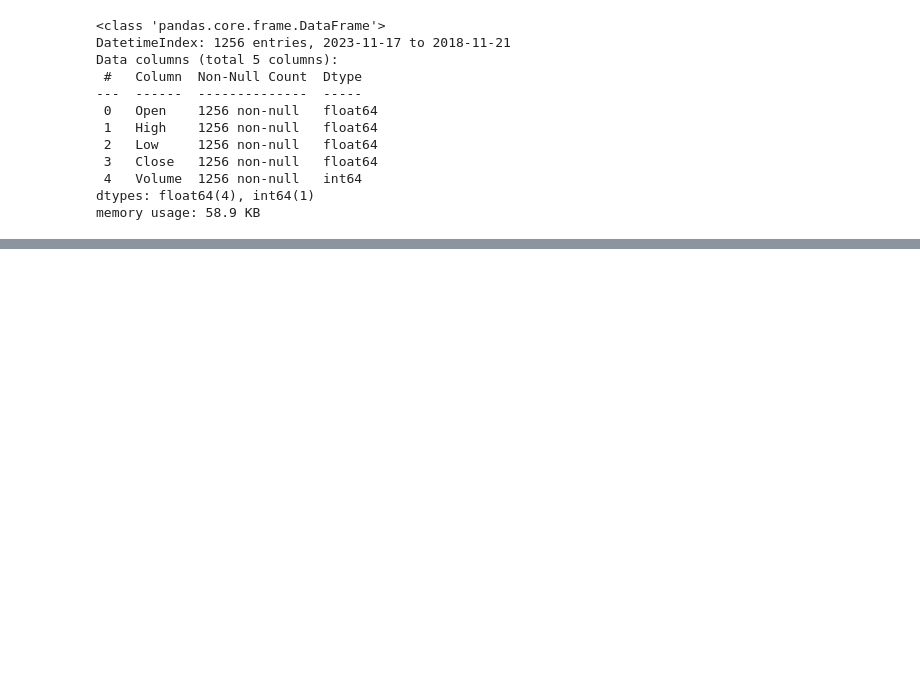
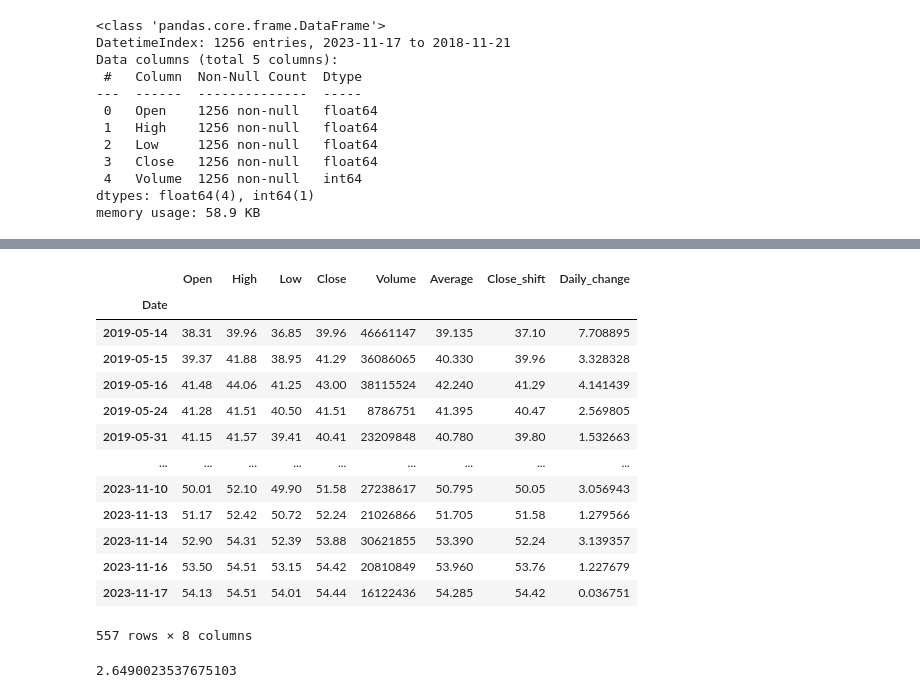
Before and after one commit to M4rcoM04/DSBootcamp, a Jupyter notebook: 02_Dane_Giełdowe_P.ipynb, the cells around one changed output, grey strips where cells are left out. Cells and saved outputs as stored; diff of their text form; code cells hidden in the pictures; blank space fills up the shorter version.

```diff
--- a/02_Dane_Giełdowe_P.ipynb
+++ b/02_Dane_Giełdowe_P.ipynb
@@ -27,0 +424,24 @@ memory usage: 58.9 KB
+# %%
+# typ Series i dostaniemy tylko rekordy które mają Daily_change > 0
+df_positive = df[df.Daily_change > 0]
+df_positive
+# %% [output]
+|  | Open | High | Low | Close | Volume | Average | Close_shift | Daily_change |
+| Date |  |  |  |  |  |  |  |  |
+| 2019-05-14 | 38.31 | 39.96 | 36.85 | 39.96 | 46661147 | 39.135 | 37.10 | 7.708895 |
+| 2019-05-15 | 39.37 | 41.88 | 38.95 | 41.29 | 36086065 | 40.330 | 39.96 | 3.328328 |
+| 2019-05-16 | 41.48 | 44.06 | 41.25 | 43.00 | 38115524 | 42.240 | 41.29 | 4.141439 |
+| 2019-05-24 | 41.28 | 41.51 | 40.50 | 41.51 | 8786751 | 41.395 | 40.47 | 2.569805 |
+| 2019-05-31 | 41.15 | 41.57 | 39.41 | 40.41 | 23209848 | 40.780 | 39.80 | 1.532663 |
+| ... | ... | ... | ... | ... | ... | ... | ... | ... |
+| 2023-11-10 | 50.01 | 52.10 | 49.90 | 51.58 | 27238617 | 50.795 | 50.05 | 3.056943 |
+| 2023-11-13 | 51.17 | 52.42 | 50.72 | 52.24 | 21026866 | 51.705 | 51.58 | 1.279566 |
+| 2023-11-14 | 52.90 | 54.31 | 52.39 | 53.88 | 30621855 | 53.390 | 52.24 | 3.139357 |
+| 2023-11-16 | 53.50 | 54.51 | 53.15 | 54.42 | 20810849 | 53.960 | 53.76 | 1.227679 |
+| 2023-11-17 | 54.13 | 54.51 | 54.01 | 54.44 | 16122436 | 54.285 | 54.42 | 0.036751 |
+557 rows × 8 columns
+# %%
+#obliczenie średniej dodatniej stopy zwrotu
+df_positive.Daily_change.mean()
+# %% [output]
+2.6490023537675103
```
Also changed, not shown: parts of 45 cells of this notebook.
